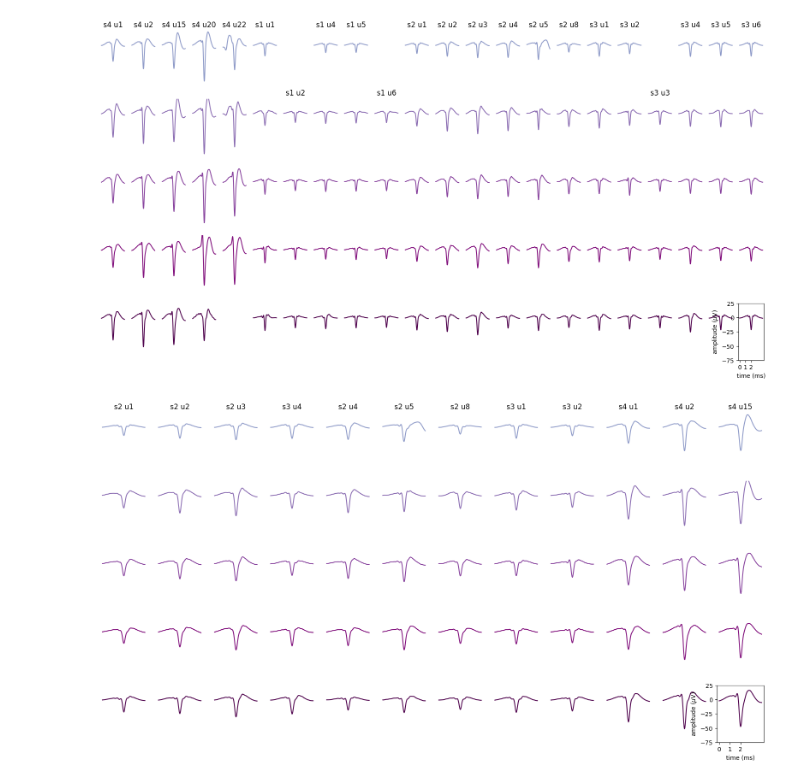
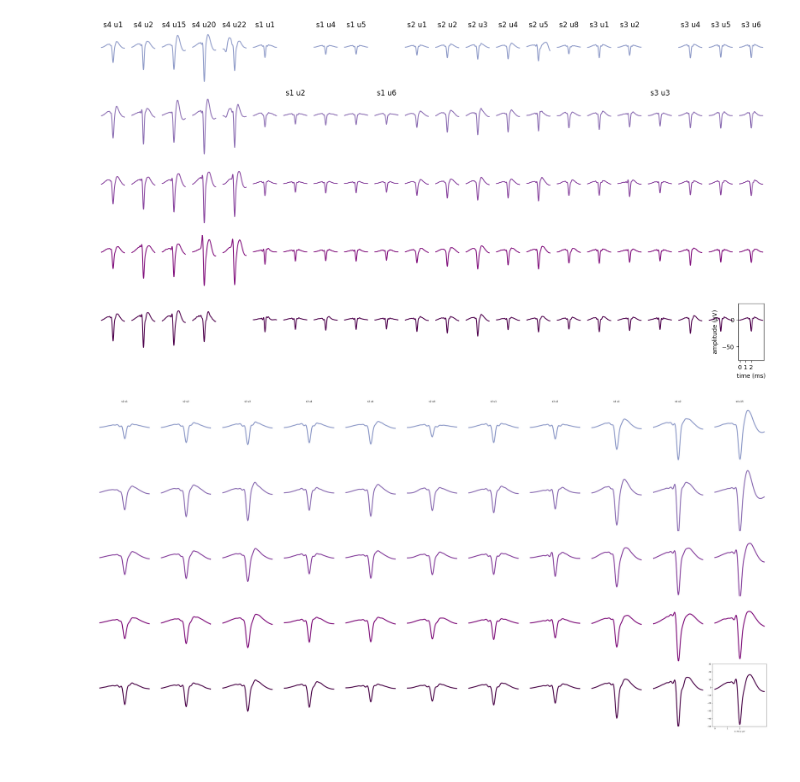
Before and after one commit to xinhez/Ghost_Project-2, a Jupyter notebook: fig_longterm_v3.ipynb, the cells around one changed output. Cells and saved outputs as stored; diff of their text form; code cells hidden in the pictures.

Commit message:
Backup fig plots.

```diff
--- a/fig_longterm_v3.ipynb
+++ b/fig_longterm_v3.ipynb
@@ -64,7 +64,7 @@ curated_units = {
 }
 
 plotted_units = {
-    '1_5': [(2, 1), (2, 2), (2, 3), (3, 4), (2, 4), (2, 5), (2, 8), (3, 1), (3, 2), (4, 1), (4, 2), (4, 15)]
+    '1_5': [(2, 1), (2, 2), (2, 3), (3, 4), (2, 4), (2, 8), (3, 1), (3, 2), (4, 1), (4, 2), (4, 15)]
 }
 
 channel_indices = np.array([
@@ -188,3 +109,10 @@ for (subject, surgery_date, n_segment), subject_curated_units in curated_units.i
+# %%
+subject = '1_5'
+segment = 3
+recordings = [sc.load_extractor(f'data/processed/{subject}/shank{shank}/recording/segment{segment}') for shank in range(n_shank)]
+n_frames_per_ms = recordings[0].sampling_frequency / n_ms_per_s
+shank_gap = 100
+trace_gap = 50
 # %%
 fig = plt.figure(figsize=(20, 10))
 unit_index = 0
@@ -210,7 +138,7 @@ for (subject, surgery_date, n_segment), subject_curated_units in curated_units.i
                 color = plt.cm.BuPu(0.42 + 0.58 * segment_lapses[segment]/n_total_lapse)
                 ax = plt.subplot(len(lapses_plotted), n_unit, (row * n_unit)+unit_index+1)
                 ax.plot(extremum_templates[segment], color=color)
-                ax.set_ylim(-75, 25)
+                ax.set_ylim(-75, 30)
                 ax.set_axis_off()
                 if plot_index == 0:
                     ax.set_title(f's{shank} u{unit_id}')
@@ -223,45 +151,45 @@ plt.savefig(f'{figure_folder}/templates.{plot_format}')
 plt.show()
 plt.close()
 # %% [output]
-[figure, old version]
+[figure, new version]
 # %%
-fig = plt.figure(figsize=(20, 10))
+fig = plt.figure(figsize=(50, 25))
 unit_index = 0
 template_gap = 15
 for key, subject_curated_units in curated_units.items():
     (subject, surgery_date, n_segment) = key
     surgery_date = datetime.datetime.strptime(surgery_date, '%Y%m%d')
     for (shank, unit_id) in plotted_units[subject]:
         unit_segments = curated_units[key][shank][unit_id]
         session_info = pd.read_csv(f'data/processed/{subject}/shank{shank}/session_info.csv')
         segment_lapses = [2+4*round(((datetime.datetime.strptime(path.split('/')[3], '%Y%m%d')-surgery_date).days - 14) / 28) for path in session_info['segment_path']]
         recordings = [sc.load_extractor(f'data/processed/{subject}/shank{shank}/recording/segment{segment}') for segment in range(n_segment)]
         sortings = [se.NpzSortingExtractor(f'data/processed/{subject}/shank{shank}/sorting{threshold}/sorter_output/segment{segment}_firings.npz') for segment in range(n_segment)]
         waveform_extractors = [sc.load_waveforms(folder=f'data/processed/{subject}/shank{shank}/waveform{threshold}/segment{segment}', with_recording=False, sorting=sortings[segment]) for segment in range(n_segment)]
         templates = np.array([waveform_extractors[segment].get_template(unit_id=unit_id) for segment in range(n_segment)])
         unit_locations = np.array([spost.compute_unit_locations(waveform_extractors[segment], load_if_exists=True)[unit_id-1] for segment in range(n_segment)])
 
         extremum_channels = [sc.get_template_extremum_channel(waveform_extractors[segment])[unit_id] for segment in range(n_segment)]
         extremum_channels = [np.where(channel_indices[shank] == extremum_channel)[0].item() for extremum_channel in extremum_channels]
         extremum_templates = np.array([waveform_extractors[segment].get_template(unit_id=unit_id)[:, extremum_channels[segment]] for segment in range(n_segment)])
 
         for plot_index, segment in enumerate(unit_segments):
             row = lapses_plotted.index(segment_lapses[segment])
             color = plt.cm.BuPu(0.42 + 0.58 * segment_lapses[segment]/n_total_lapse)
             ax = plt.subplot(len(lapses_plotted), len(plotted_units[subject]), (row * len(plotted_units[subject])+unit_index+1))
-            ax.plot(extremum_templates[segment], color=color)
-            ax.set_ylim(-75, 25)
+            ax.plot(extremum_templates[segment], color=color, linewidth=5)
+            ax.set_ylim(-50, 30)
             ax.set_axis_off()
             if plot_index == 0:
                 ax.set_title(f's{shank} u{unit_id}')
         unit_index += 1
 ax.set_axis_on()
 ax.set_xticks([0, n_frames_per_ms, n_frames_per_ms * 2], [0, 1, 2])
-ax.set_xlabel('time (ms)')
-ax.set_ylabel(r'amplitude ($\mu$V)')
+ax.set_xlabel(r'x: ms y: $\mu$V')
+plt.tight_layout()
 plt.savefig(f'{figure_folder}/templates_arranged.{plot_format}')
 plt.show()
 plt.close()
 # %% [output]
-[figure, old version]
+[figure, new version]
 # %%
```
Also changed, not shown: parts of 12 cells of this notebook, 2 other files.
